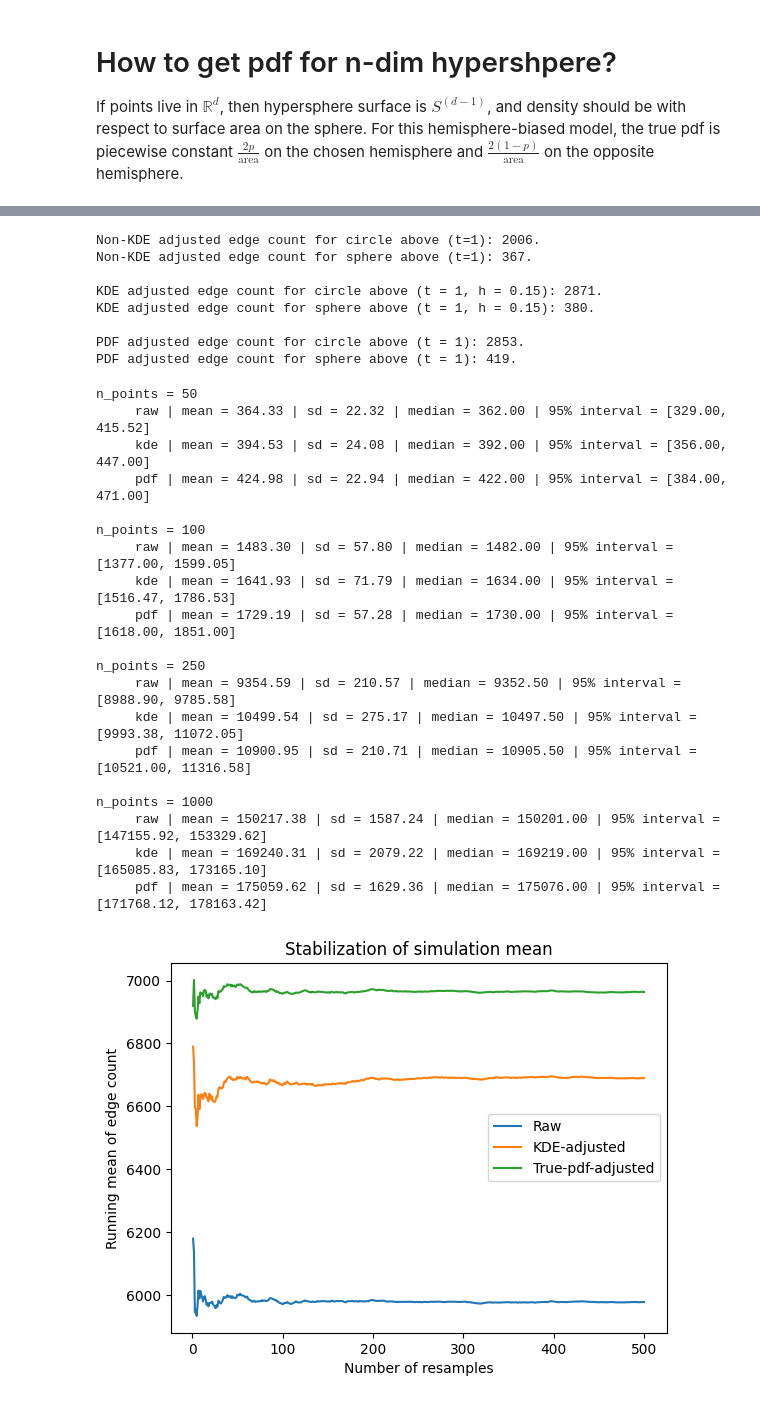
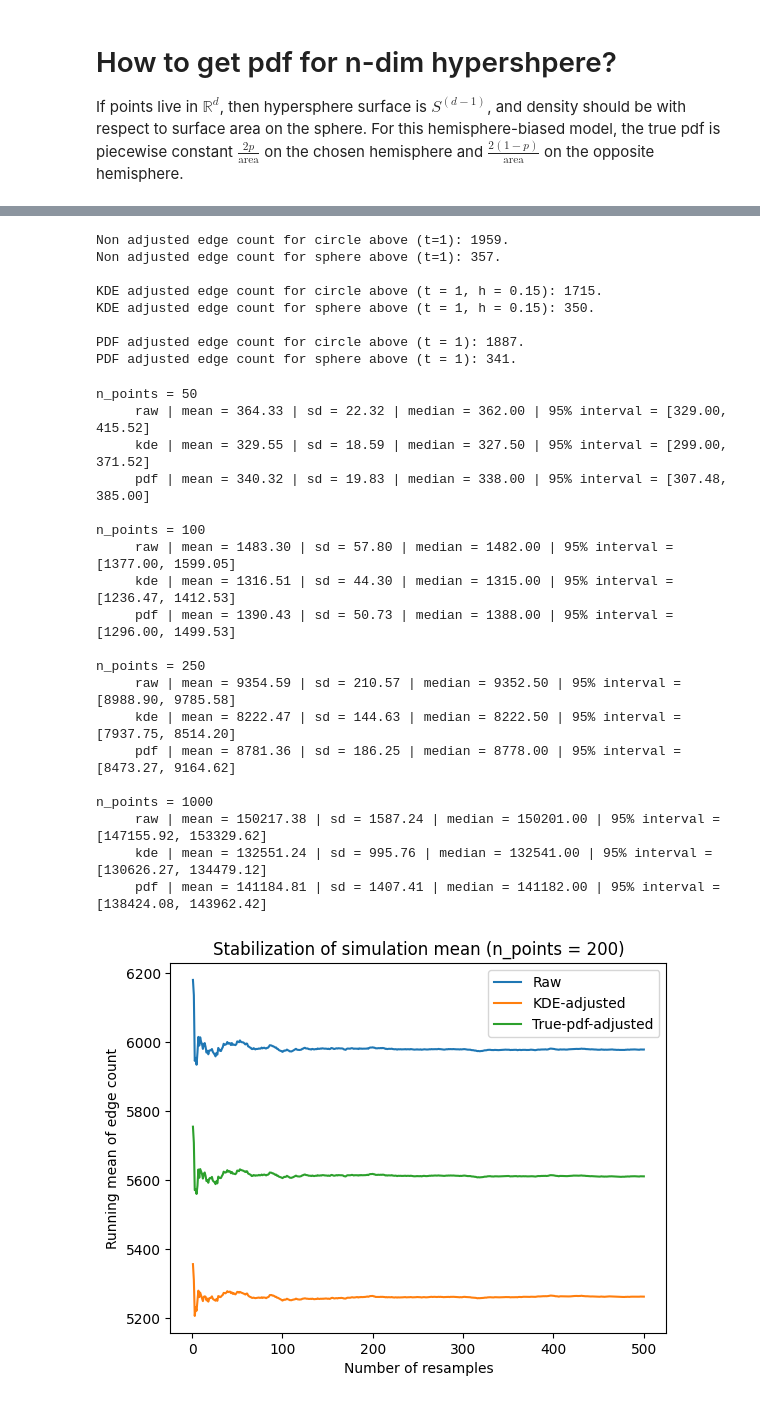
Before and after one commit to JosephMatatyaou/STA199REU, a Jupyter notebook: SQ26/Week2/SphereEdgeCount_KDE.ipynb, the cells around one changed output, grey strips where cells are left out. Drawn from its saved outputs; the diff is of its cells as text; code cells hidden in the pictures.

```diff
--- a/SQ26/Week2/SphereEdgeCount_KDE.ipynb
+++ b/SQ26/Week2/SphereEdgeCount_KDE.ipynb
@@ -261,29 +259,29 @@ def weighted_distance_matrix_pdf(
     np.fill_diagonal(D_w, 0.0)
     return D_w, f
 # %%
-print(f"Non-KDE adjusted edge count for circle above (t=1): {count_edges(C, t=1)}.")
-print(f"Non-KDE adjusted edge count for sphere above (t=1): {count_edges(C2, t=1)}.\n")
+print(f"Non adjusted edge count for circle above (t=1): {count_edges(C, t=1)}.")
+print(f"Non adjusted edge count for sphere above (t=1): {count_edges(C2, t=1)}.\n")
 
-Dw_circleK, _ = vr.weighted_distance_matrix_kde(C, h=0.15, d_manifold=1, sym_rule="mean")
-Dw_sphereK, _ = vr.weighted_distance_matrix_kde(C2, h=0.15, d_manifold =2 , sym_rule="mean")
+Dw_circleK, _ = vr.weighted_distance_matrix_kde(C, h=0.15, d_manifold=1, sym_rule="min")
+Dw_sphereK, _ = vr.weighted_distance_matrix_kde(C2, h=0.15, d_manifold =2 , sym_rule="min")
 
 print(f"KDE adjusted edge count for circle above (t = 1, h = 0.15): {count_edges(C, t=1,D=Dw_circleK)}.")
 print(f"KDE adjusted edge count for sphere above (t = 1, h = 0.15): {count_edges(C2, t=1,D=Dw_sphereK)}.\n")
 
-Dw_circle, _ = weighted_distance_matrix_pdf(C, d_manifold=1, p = 0.8, sym_rule="mean")
-Dw_sphere, _ = weighted_distance_matrix_pdf(C2, d_manifold=2, p=0.8,sym_rule="mean" )
+Dw_circle, _ = weighted_distance_matrix_pdf(C, d_manifold=1, p = 0.8, sym_rule="min")
+Dw_sphere, _ = weighted_distance_matrix_pdf(C2, d_manifold=2, p = 0.8,sym_rule="min" )
 
 print(f"PDF adjusted edge count for circle above (t = 1): {count_edges(C, t=1,D=Dw_circle)}.")
 print(f"PDF adjusted edge count for sphere above (t = 1): {count_edges(C2, t=1,D=Dw_sphere)}.")
 # %% [output]
-Non-KDE adjusted edge count for circle above (t=1): 2006.
-Non-KDE adjusted edge count for sphere above (t=1): 367.
+Non adjusted edge count for circle above (t=1): 1959.
+Non adjusted edge count for sphere above (t=1): 357.
 
-KDE adjusted edge count for circle above (t = 1, h = 0.15): 2871.
-KDE adjusted edge count for sphere above (t = 1, h = 0.15): 380.
+KDE adjusted edge count for circle above (t = 1, h = 0.15): 1715.
+KDE adjusted edge count for sphere above (t = 1, h = 0.15): 350.
 
-PDF adjusted edge count for circle above (t = 1): 2853.
-PDF adjusted edge count for sphere above (t = 1): 419.
+PDF adjusted edge count for circle above (t = 1): 1887.
+PDF adjusted edge count for sphere above (t = 1): 341.
 # %%
 def edge_count_sim(
     n_points: int,
@@ -321,7 +319,7 @@ def edge_count_sim_kde(
     p: float,
     h: float,
     direction=None,
-    sym_rule="mean",
+    sym_rule="min",
     seed: int | None = None,
 ) -> np.ndarray:
     rng = np.random.default_rng(seed)
@@ -357,7 +355,7 @@ def edge_count_sim_pdf(
     d: int,
     p: float,
     direction=None,
-    sym_rule="mean",
+    sym_rule="min",
     r: float = 1.0,
     center=None,
     tol: float = 1e-8,
@@ -426,7 +424,7 @@ for n_points in [50, 100, 250, 1000]:
         p=0.8,
         h=0.15,
         direction=[1, 0, 0],
-        sym_rule="mean",
+        sym_rule="min",
         seed=234,
     )
 
@@ -437,7 +435,7 @@ for n_points in [50, 100, 250, 1000]:
         d=3,
         p=0.8,
         direction=[1, 0, 0],
-        sym_rule="mean",
+        sym_rule="min",
         seed=234,
     )
 
@@ -468,7 +466,7 @@ edge_counts_kde = edge_count_sim_kde(
     p=0.8,
     h=0.15,
     direction=[1, 0, 0],
-    sym_rule="mean",
+    sym_rule="min",
     seed=234,
 )
 
@@ -479,43 +477,43 @@ edge_counts_pdf = edge_count_sim_pdf(
     d=3,
     p=0.8,
     direction=[1, 0, 0],
-    sym_rule="mean",
+    sym_rule="min",
     seed=234,
 )
 
 k = np.arange(1, n_resamples + 1)
 
 running_mean_raw = np.cumsum(edge_counts_raw) / k
 running_mean_kde = np.cumsum(edge_counts_kde) / k
 running_mean_pdf = np.cumsum(edge_counts_pdf) / k
 
 plt.plot(k, running_mean_raw, label="Raw")
 plt.plot(k, running_mean_kde, label="KDE-adjusted")
 plt.plot(k, running_mean_pdf, label="True-pdf-adjusted")
 plt.xlabel("Number of resamples")
 plt.ylabel("Running mean of edge count")
-plt.title("Stabilization of simulation mean")
+plt.title("Stabilization of simulation mean (n_points = 200)")
 plt.legend()
 plt.show()
 # %% [output]
 n_points = 50
      raw | mean = 364.33 | sd = 22.32 | median = 362.00 | 95% interval = [329.00, 415.52]
-     kde | mean = 394.53 | sd = 24.08 | median = 392.00 | 95% interval = [356.00, 447.00]
-     pdf | mean = 424.98 | sd = 22.94 | median = 422.00 | 95% interval = [384.00, 471.00]
+     kde | mean = 329.55 | sd = 18.59 | median = 327.50 | 95% interval = [299.00, 371.52]
+     pdf | mean = 340.32 | sd = 19.83 | median = 338.00 | 95% interval = [307.48, 385.00]
 
 n_points = 100
      raw | mean = 1483.30 | sd = 57.80 | median = 1482.00 | 95% interval = [1377.00, 1599.05]
-     kde | mean = 1641.93 | sd = 71.79 | median = 1634.00 | 95% interval = [1516.47, 1786.53]
-     pdf | mean = 1729.19 | sd = 57.28 | median = 1730.00 | 95% interval = [1618.00, 1851.00]
+     kde | mean = 1316.51 | sd = 44.30 | median = 1315.00 | 95% interval = [1236.47, 1412.53]
+     pdf | mean = 1390.43 | sd = 50.73 | median = 1388.00 | 95% interval = [1296.00, 1499.53]
 
 n_points = 250
      raw | mean = 9354.59 | sd = 210.57 | median = 9352.50 | 95% interval = [8988.90, 9785.58]
-     kde | mean = 10499.54 | sd = 275.17 | median = 10497.50 | 95% interval = [9993.38, 11072.05]
-     pdf | mean = 10900.95 | sd = 210.71 | median = 10905.50 | 95% interval = [10521.00, 11316.58]
+     kde | mean = 8222.47 | sd = 144.63 | median = 8222.50 | 95% interval = [7937.75, 8514.20]
+     pdf | mean = 8781.36 | sd = 186.25 | median = 8778.00 | 95% interval = [8473.27, 9164.62]
 
 n_points = 1000
      raw | mean = 150217.38 | sd = 1587.24 | median = 150201.00 | 95% interval = [147155.92, 153329.62]
-     kde | mean = 169240.31 | sd = 2079.22 | median = 169219.00 | 95% interval = [165085.83, 173165.10]
-     pdf | mean = 175059.62 | sd = 1629.36 | median = 175076.00 | 95% interval = [171768.12, 178163.42]
+     kde | mean = 132551.24 | sd = 995.76 | median = 132541.00 | 95% interval = [130626.27, 134479.12]
+     pdf | mean = 141184.81 | sd = 1407.41 | median = 141182.00 | 95% interval = [138424.08, 143962.42]
-[figure, old version]
+[figure, new version]
 # %%
```
Also changed, not shown: parts of 3 cells of this notebook.
